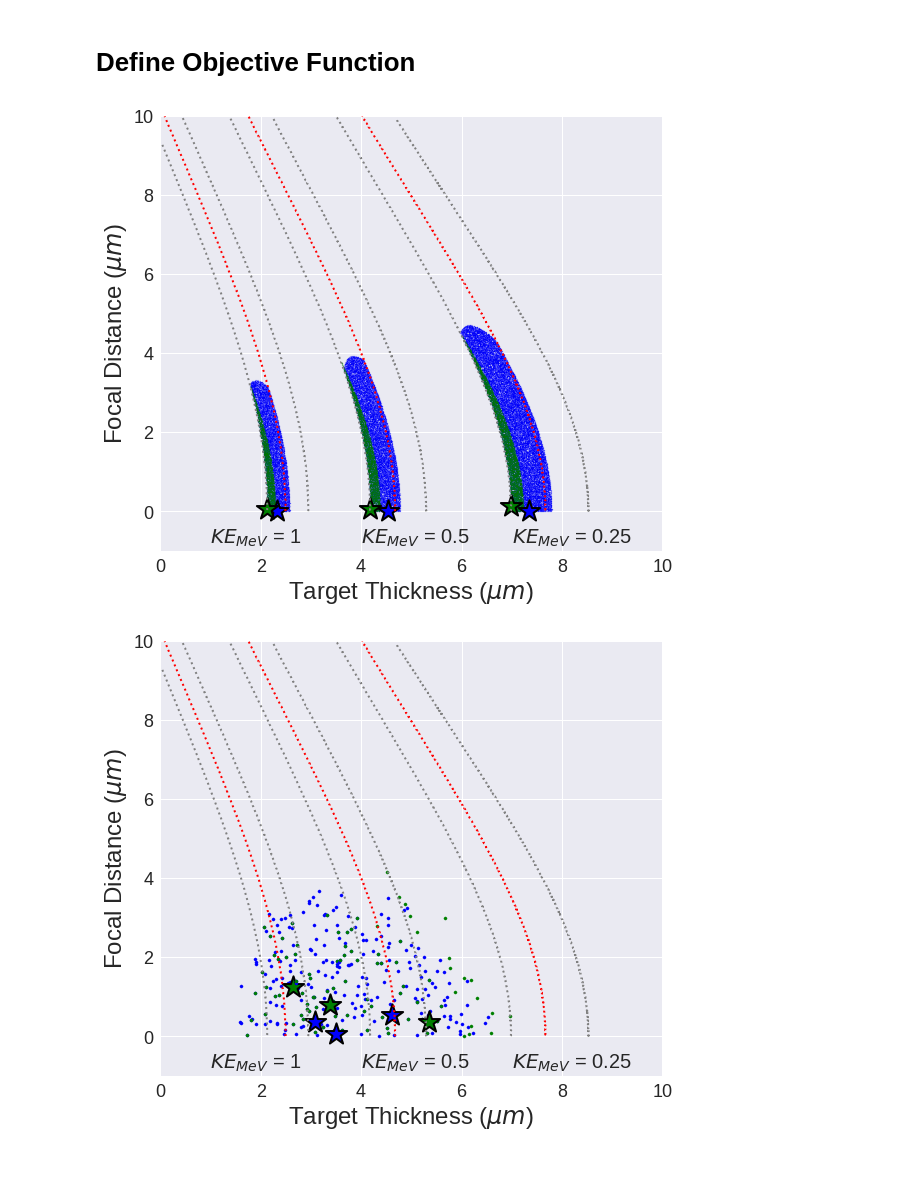
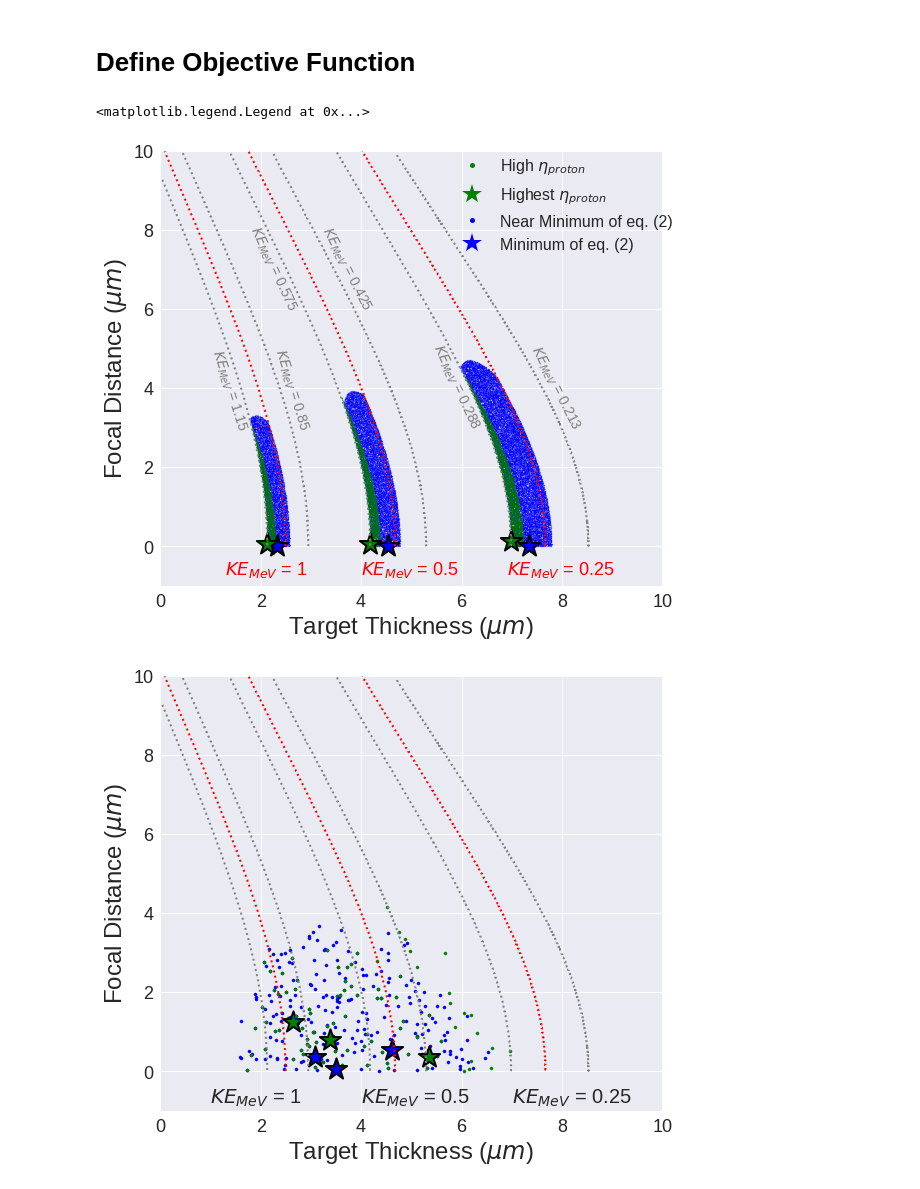
Before and after one commit to adi-devv/desai-fuchs-ml-v2, a Jupyter notebook: optimization/Optimization_Fuchs.ipynb, the cells around one changed output. Drawn from its saved outputs; the diff is of its cells as text; code cells hidden in the pictures.

Commit message:
Modified Optimization Plots

```diff
--- a/optimization/Optimization_Fuchs.ipynb
+++ b/optimization/Optimization_Fuchs.ipynb
@@ -62,13 +63,13 @@ def model(x):
 # %%
 E_cutoffs = [1, 0.5, 0.25]
 etas = [1, 0.4, 0.175]
-thick_xs = [1, 4, 7]
+thick_xs = [1.3, 4, 6.9]
 
 bounds = [(1e19, 1e19), (0.0, 10.0), (-1, 10.0)]
 colors = ['blue', 'green', 'red']
 threshold = 5 # banana of best points within (threshold) pct of optimal value
 tol = 1e-2
-j=0 # noise level
+
 fig, ax = plt.subplots(ncols=1, nrows=1, figsize=(9,8))
 size1 = 1
 size2 = 500
@@ -92,46 +93,60 @@ for i in range(len(E_cutoffs)):
     fuchs_results_2['objective_function'] = fuchs_results_2.apply(objective_function, args=(E_cutoff, η, True, True), axis=1)
     fuchs_results_2.sort_values(by=['objective_function'], ascending=True, inplace=True)
 
-
     fuchs_results_3 = fuchs_results.copy()
     fuchs_results_3 = fuchs_results_3.loc[((fuchs_results_3['E Max']-E_cutoff)/E_cutoff < 0.151) & ((fuchs_results_3['E Max']-E_cutoff)/E_cutoff > 0.149)]
     fuchs_results_3.sort_values(by=['Offset'], ascending=True, inplace=True)
 
     fuchs_results_4 = fuchs_results.copy()
     fuchs_results_4 = fuchs_results_4.loc[((fuchs_results_4['E Max']-E_cutoff)/E_cutoff > -0.151) & ((fuchs_results_4['E Max']-E_cutoff)/E_cutoff < -0.149)]
     fuchs_results_4.sort_values(by=['Offset'], ascending=True, inplace=True)
 
     fuchs_results_5 = fuchs_results.copy()
     fuchs_results_5 = fuchs_results_5.loc[((fuchs_results_5['E Max']-E_cutoff)/E_cutoff > -0.001) & ((fuchs_results_5['E Max']-E_cutoff)/E_cutoff < 0.001)]
     fuchs_results_5.sort_values(by=['Offset'], ascending=True, inplace=True)
 
     ax.plot(fuchs_results_3['Thickness'], fuchs_results_3['Offset'], color='gray', linewidth=2, linestyle='dotted')
     ax.plot(fuchs_results_4['Thickness'], fuchs_results_4['Offset'], color='gray', linewidth=2, linestyle='dotted')
     ax.plot(fuchs_results_5['Thickness'], fuchs_results_5['Offset'], color='red', linewidth=2, linestyle='dotted')
 
-    np.save('npy_files/fuchs_thickness_left_E={}.npy'.format(E_cutoff), fuchs_results_3['Thickness'].values)
-    np.save('npy_files/fuchs_offset_left_E={}.npy'.format(E_cutoff), fuchs_results_3['Offset'].values)
-    np.save('npy_files/fuchs_thickness_right_E={}.npy'.format(E_cutoff), fuchs_results_4['Thickness'].values)
-    np.save('npy_files/fuchs_offset_right_E={}.npy'.format(E_cutoff), fuchs_results_4['Offset'].values)
-    np.save('npy_files/fuchs_thickness_center_E={}.npy'.format(E_cutoff), fuchs_results_5['Thickness'].values)
-    np.save('npy_files/fuchs_offset_center_E={}.npy'.format(E_cutoff), fuchs_results_5['Offset'].values)
+    # np.save('npy_files/fuchs_thickness_left_E={}.npy'.format(E_cutoff), fuchs_results_3['Thickness'].values)
+    # np.save('npy_files/fuchs_offset_left_E={}.npy'.format(E_cutoff), fuchs_results_3['Offset'].values)
+    # np.save('npy_files/fuchs_thickness_right_E={}.npy'.format(E_cutoff), fuchs_results_4['Thickness'].values)
+    # np.save('npy_files/fuchs_offset_right_E={}.npy'.format(E_cutoff), fuchs_results_4['Offset'].values)
+    # np.save('npy_files/fuchs_thickness_center_E={}.npy'.format(E_cutoff), fuchs_results_5['Thickness'].values)
+    # np.save('npy_files/fuchs_offset_center_E={}.npy'.format(E_cutoff), fuchs_results_5['Offset'].values)
 
     optimal_value_fuchs_1 = fuchs_results_1['objective_function'].iloc[0]
     locations_fuchs_1 = fuchs_results_1.loc[fuchs_results_1['objective_function'] <= (1 + threshold/100)*optimal_value_fuchs_1 + tol]
-    ax.scatter(locations_fuchs_1['Thickness'], locations_fuchs_1['Offset'], label='Mix', color='blue', alpha=0.2, s=size1)
+    ax.scatter(locations_fuchs_1['Thickness'], locations_fuchs_1['Offset'], color='blue', alpha=0.2, s=size1)
 
     optimal_value_fuchs_2 = fuchs_results_2['objective_function'].iloc[0]
     locations_fuchs_2 = fuchs_results_2.loc[fuchs_results_2['objective_function'] <= (1 + threshold/100)*optimal_value_fuchs_2 + tol]
-    ax.scatter(locations_fuchs_2['Thickness'], locations_fuchs_2['Offset'], label='Max Efficiency', color='green', alpha=0.2, s=size1)
+    ax.scatter(locations_fuchs_2['Thickness'], locations_fuchs_2['Offset'], color='green', alpha=0.2, s=size1)
 
     ax.scatter(fuchs_results_1['Thickness'].iloc[0], fuchs_results_1['Offset'].iloc[0], color='blue', marker='*', s=size2, edgecolor='black', linewidth=2)
     ax.scatter(fuchs_results_2['Thickness'].iloc[0], fuchs_results_2['Offset'].iloc[0], color='green', marker='*', s=size2, edgecolor='black', linewidth=2)
 
-    ax.text(thick_xs[i], -0.8, '$KE_{MeV}$ = ' + '{}'.format(E_cutoff), fontsize=20)
-#ax.legend()
-#ax.text(0.5, 0.5, 'Noise = {}'.format(noises[j]), horizontalalignment='center', verticalalignment='center', transform=ax.transAxes, fontsize=20)
+    ax.text(thick_xs[i], -0.7, '$KE_{MeV}$ = ' + '{}'.format(E_cutoff), fontsize=18, color='red')
+
+ax.text(0.95, 3, '$KE_{MeV}$ = 1.15', fontsize=14, color='gray', rotation=-72)
+ax.text(2.2, 3, '$KE_{MeV}$ = 0.85', fontsize=14, color='gray', rotation=-73)
+ax.text(1.7, 6, '$KE_{MeV}$ = 0.575', fontsize=14, color='gray', rotation=-65)
+ax.text(3.15, 6, '$KE_{MeV}$ = 0.425', fontsize=14, color='gray', rotation=-63)
+ax.text(5.35, 3, '$KE_{MeV}$ = 0.288', fontsize=14, color='gray', rotation=-65)
+ax.text(7.3, 3, '$KE_{MeV}$ = 0.213', fontsize=14, color='gray', rotation=-63)
+
+# Create Line2D instances for the legend
+green_patch = mlines.Line2D([], [], color='green', marker='o', markersize=size1*5, label='High $\eta_{proton}$', linestyle='None')
+blue_patch = mlines.Line2D([], [], color='blue', marker='o', markersize=size1*5, label='Near Minimum of eq. (2)', linestyle='None')
+green_star = mlines.Line2D([], [], color='green', marker='*', markersize=size1*20, label='Highest $\eta_{proton}$', linestyle='None')
+blue_star = mlines.Line2D([], [], color='blue', marker='*', markersize=size1*20, label='Minimum of eq. (2)', linestyle='None')
+
+# Add the custom legend to the subplot
+ax.legend(handles=[green_patch, green_star, blue_patch, blue_star], bbox_to_anchor=(1.05, 1.02), loc='upper right', fontsize=16)
 # %% [output]
+<matplotlib.legend.Legend at 0x...>
-[figure, old version]
+[figure, new version]
 # %%
 fig.savefig('plots/fuchs_optim.jpeg', dpi=300, bbox_inches='tight')
 # %%
```
Also changed, not shown: parts of 1 cell of this notebook, 3 other files.
